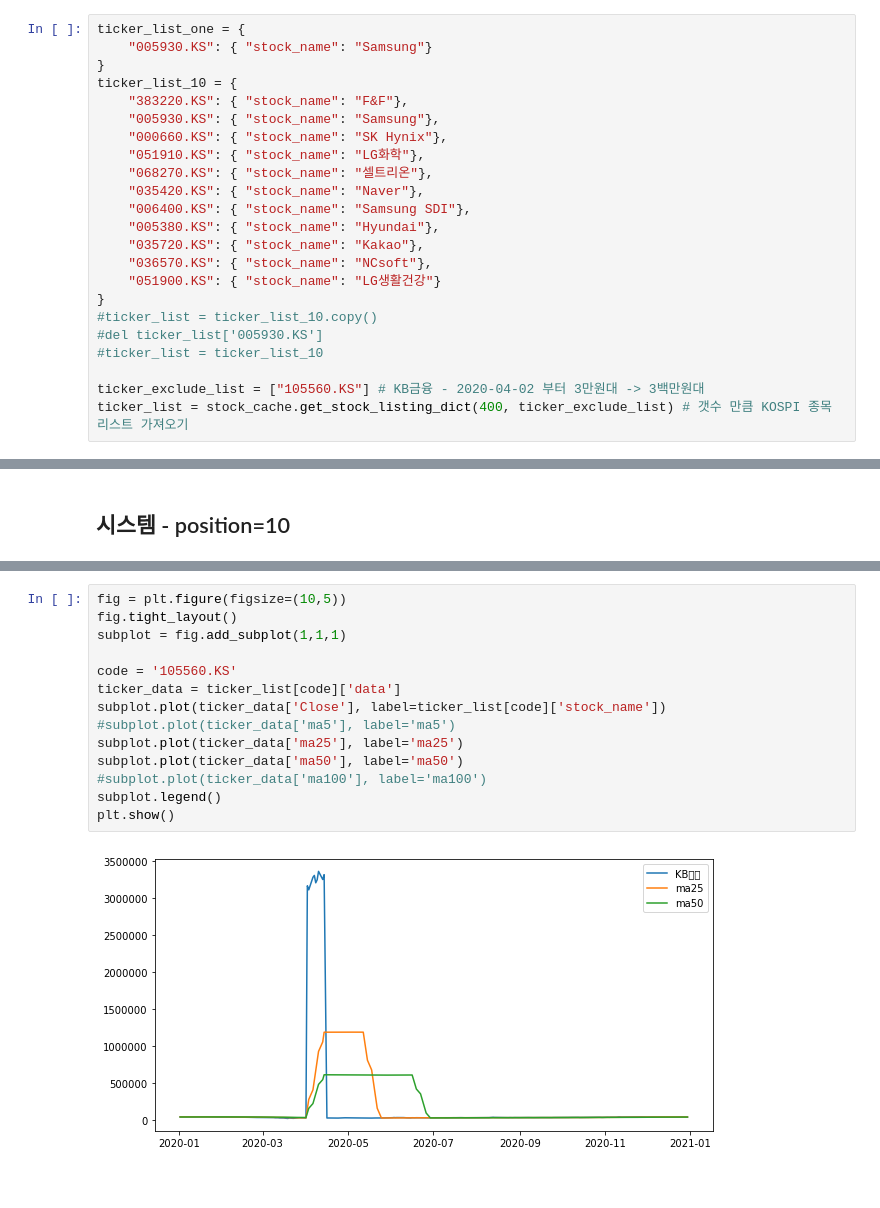
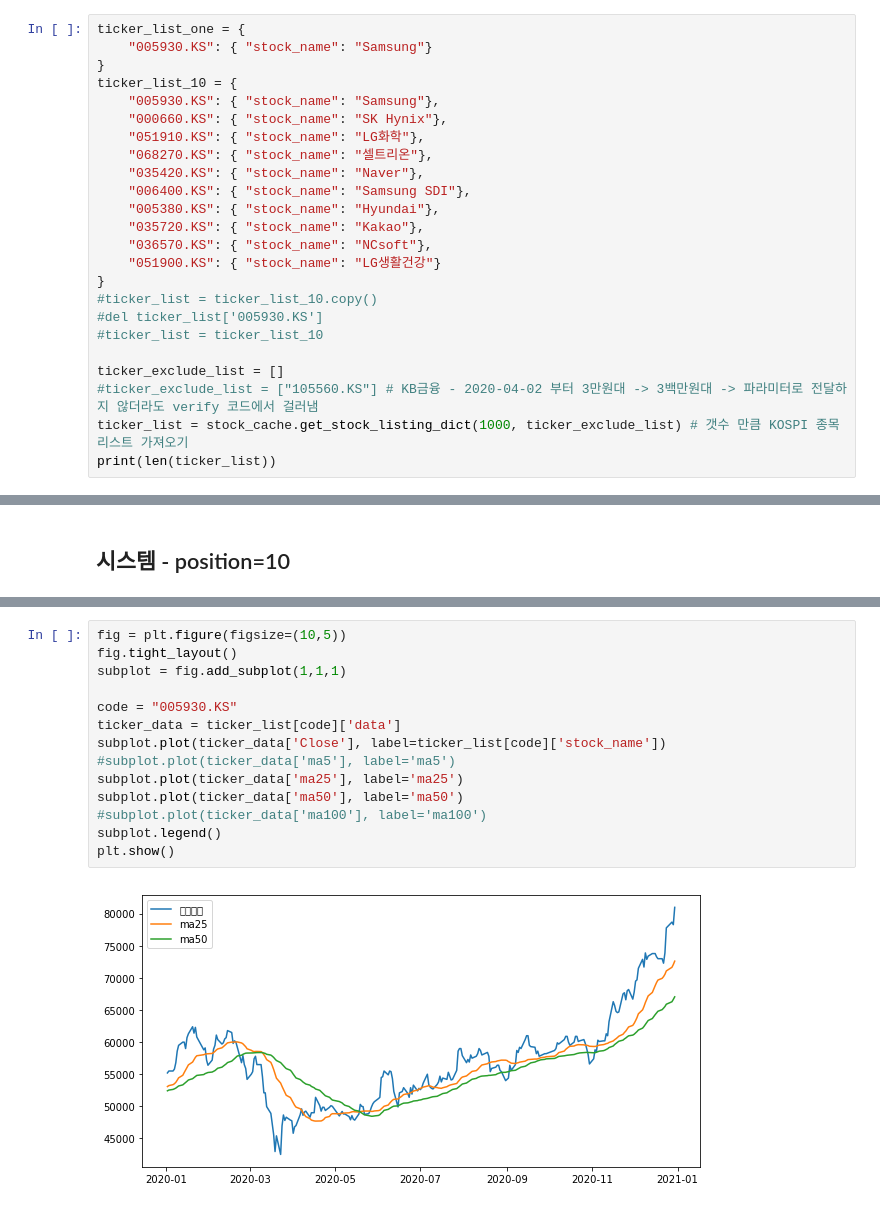
Before and after one commit to thyun/test-quant, a Jupyter notebook: backtest.ipynb, the cells around one changed output, grey strips where cells are left out. Saved outputs shown, nothing was run; the diff lists cells and outputs as text.

```diff
--- a/backtest.ipynb
+++ b/backtest.ipynb
@@ -91,7 +68,6 @@ ticker_list_one = {
     "005930.KS": { "stock_name": "Samsung"}
 }
 ticker_list_10 = {
-    "383220.KS": { "stock_name": "F&F"},
     "005930.KS": { "stock_name": "Samsung"},
     "000660.KS": { "stock_name": "SK Hynix"},
     "051910.KS": { "stock_name": "LG화학"},
@@ -107,7 +83,9 @@ ticker_list_10 = {
 #del ticker_list['005930.KS']
 #ticker_list = ticker_list_10
 
-ticker_exclude_list = ["105560.KS"] # KB금융 - 2020-04-02 부터 3만원대 -> 3백만원대
-ticker_list = stock_cache.get_stock_listing_dict(400, ticker_exclude_list) # 갯수 만큼 KOSPI 종목 리스트 가져오기
+ticker_exclude_list = []
+#ticker_exclude_list = ["105560.KS"] # KB금융 - 2020-04-02 부터 3만원대 -> 3백만원대 -> 파라미터로 전달하지 않더라도 verify 코드에서 걸러냄
+ticker_list = stock_cache.get_stock_listing_dict(1000, ticker_exclude_list) # 갯수 만큼 KOSPI 종목 리스트 가져오기
+print(len(ticker_list))
 # %%
 # DataFrame
@@ -759,16 +786,16 @@ show_chart()
 # %%
 fig = plt.figure(figsize=(10,5))
 fig.tight_layout()
 subplot = fig.add_subplot(1,1,1)
 
-code = '105560.KS'
+code = "005930.KS"
 ticker_data = ticker_list[code]['data']
 subplot.plot(ticker_data['Close'], label=ticker_list[code]['stock_name'])
 #subplot.plot(ticker_data['ma5'], label='ma5')
 subplot.plot(ticker_data['ma25'], label='ma25')
 subplot.plot(ticker_data['ma50'], label='ma50')
 #subplot.plot(ticker_data['ma100'], label='ma100')
 subplot.legend()
 plt.show()
 # %% [output]
-[figure, old version]
+[figure, new version]
```
Also changed, not shown: parts of 19 cells of this notebook, 3 other files.
